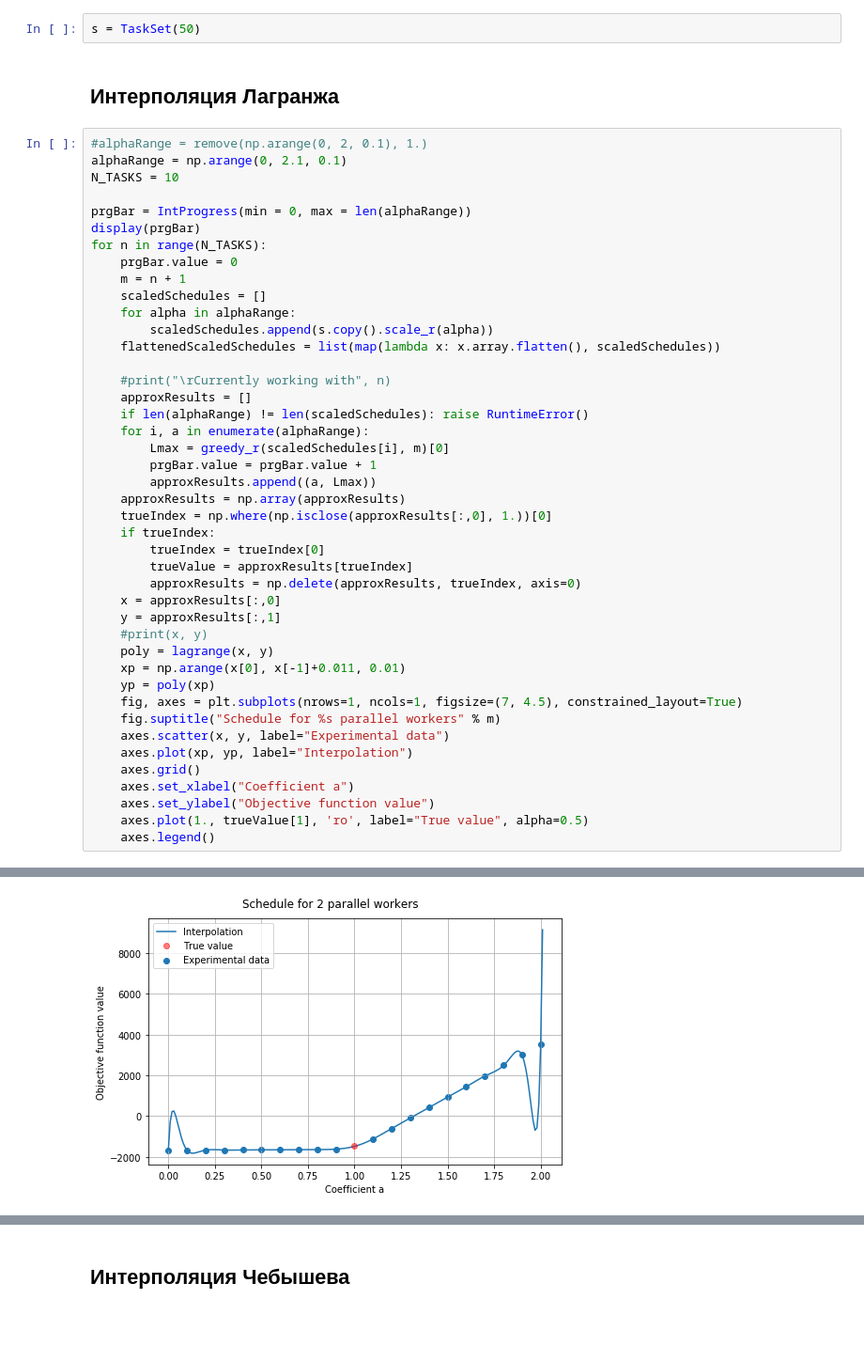
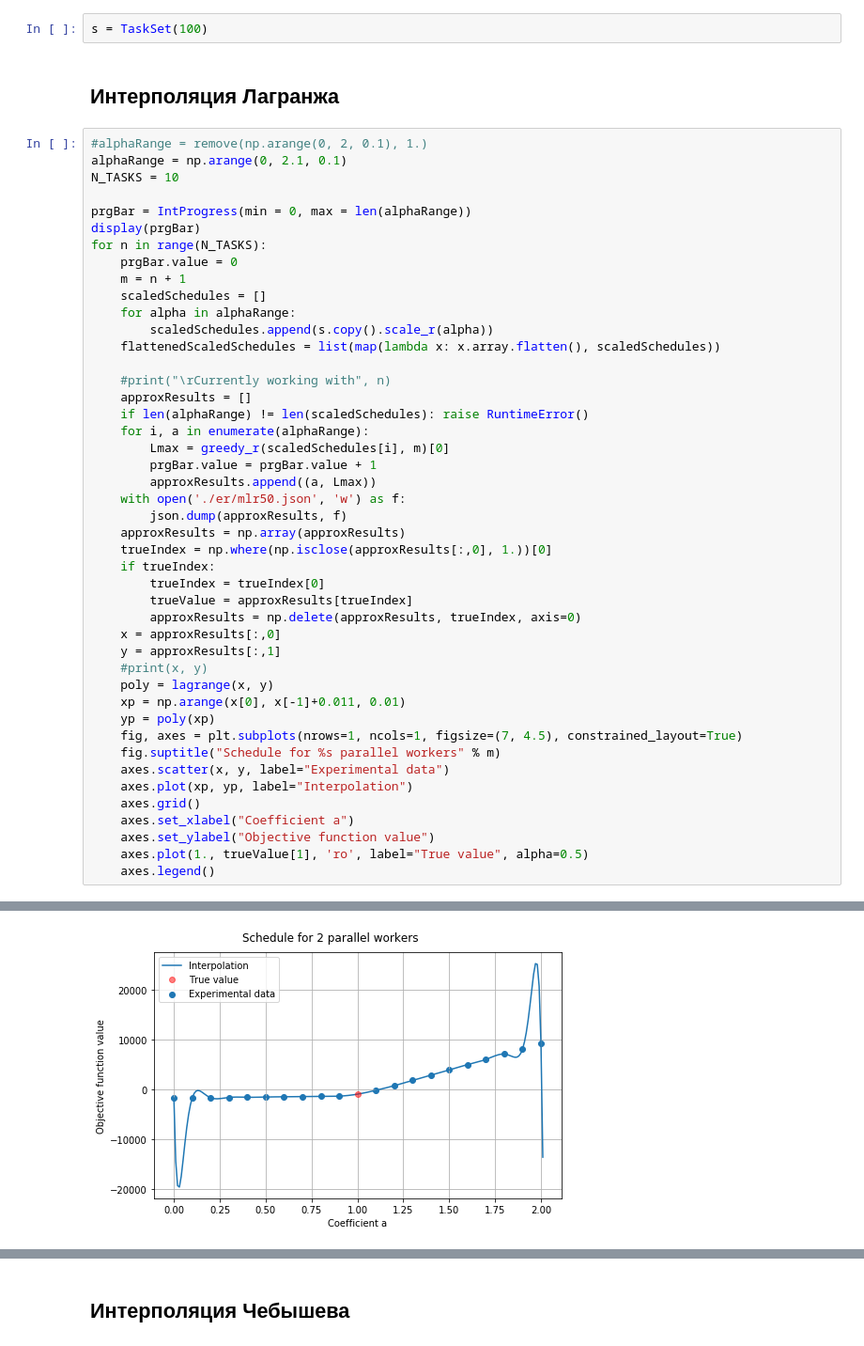
Before and after one commit to andtun/schedules, a Jupyter notebook: Greedy-MultipleTasks.ipynb, the cells around one changed output, grey strips where cells are left out. Shown at 94% size. Cells and saved outputs as stored; diff of their text form.

```diff
--- a/Greedy-MultipleTasks.ipynb
+++ b/Greedy-MultipleTasks.ipynb
@@ -236,7 +236,7 @@ IntProgress(value=0)
 # Зависимость значения $L_{max}$ от коэф-та $\alpha$ для разного кол-ва параллельных машин
 (**Кол-во работ в расписании:** 50)
 # %%
-s = TaskSet(50)
+s = TaskSet(100)
 # %% [markdown]
 ## Интерполяция Лагранжа
 # %%
@@ -261,6 +261,8 @@ for n in range(N_TASKS):
         Lmax = greedy_r(scaledSchedules[i], m)[0]
         prgBar.value = prgBar.value + 1
         approxResults.append((a, Lmax))
+    with open('./er/mlr50.json', 'w') as f:
+        json.dump(approxResults, f)
     approxResults = np.array(approxResults)
     trueIndex = np.where(np.isclose(approxResults[:,0], 1.))[0]
     if trueIndex:
@@ -288 +290 @@ IntProgress(value=0, max=21)
-[figure, old version]
+[figure, new version]
```
Also changed, not shown: parts of 5 cells of this notebook, 2 other files.
